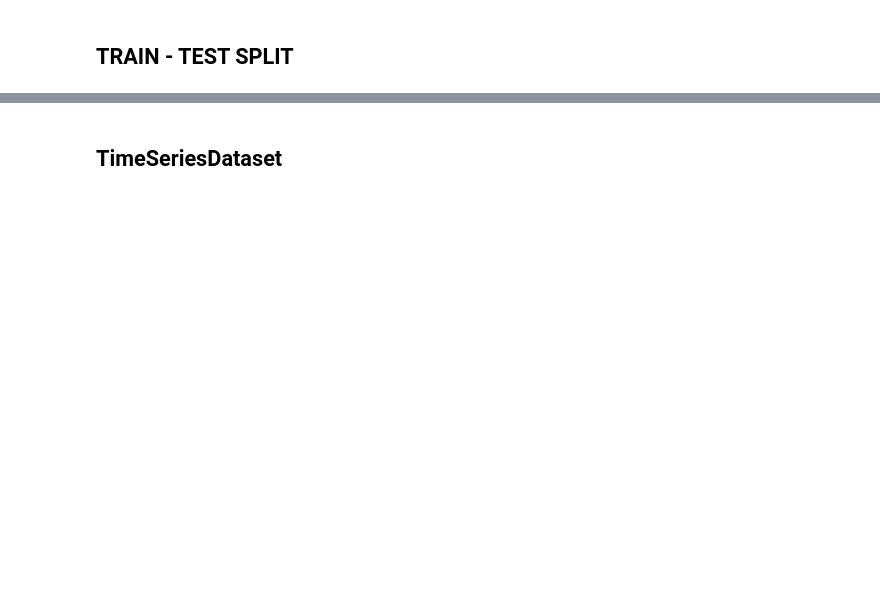
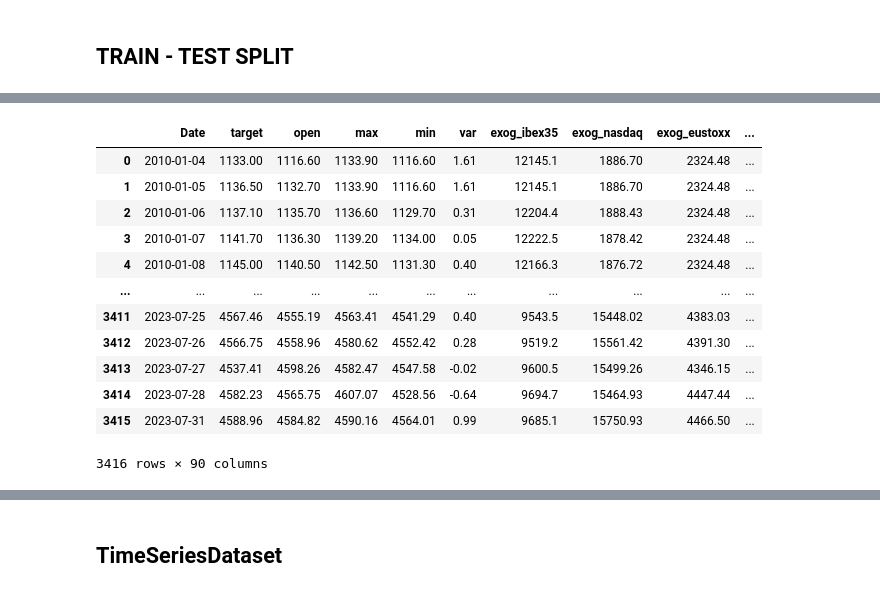
Before and after one commit to MrGG14/QuantTraderDL, a Jupyter notebook: trading_multiseries_exog.ipynb, the cells around one changed output, grey strips where cells are left out. Drawn from its saved outputs; the diff is of its cells as text; code cells hidden in the pictures; blank space fills up the shorter version.

```diff
--- a/trading_multiseries_exog.ipynb
+++ b/trading_multiseries_exog.ipynb
@@ -491,3 +289,19 @@ plt.show()
+# %%
+data
+# %% [output]
+|  | Date | target | open | max | min | var | exog_ibex35 | exog_nasdaq | exog_eustoxx | ... |
+| 0 | 2010-01-04 | 1133.00 | 1116.60 | 1133.90 | 1116.60 | 1.61 | 12145.1 | 1886.70 | 2324.48 | ... |
+| 1 | 2010-01-05 | 1136.50 | 1132.70 | 1133.90 | 1116.60 | 1.61 | 12145.1 | 1886.70 | 2324.48 | ... |
+| 2 | 2010-01-06 | 1137.10 | 1135.70 | 1136.60 | 1129.70 | 0.31 | 12204.4 | 1888.43 | 2324.48 | ... |
+| 3 | 2010-01-07 | 1141.70 | 1136.30 | 1139.20 | 1134.00 | 0.05 | 12222.5 | 1878.42 | 2324.48 | ... |
+| 4 | 2010-01-08 | 1145.00 | 1140.50 | 1142.50 | 1131.30 | 0.40 | 12166.3 | 1876.72 | 2324.48 | ... |
+| ... | ... | ... | ... | ... | ... | ... | ... | ... | ... | ... |
+| 3411 | 2023-07-25 | 4567.46 | 4555.19 | 4563.41 | 4541.29 | 0.40 | 9543.5 | 15448.02 | 4383.03 | ... |
+| 3412 | 2023-07-26 | 4566.75 | 4558.96 | 4580.62 | 4552.42 | 0.28 | 9519.2 | 15561.42 | 4391.30 | ... |
+| 3413 | 2023-07-27 | 4537.41 | 4598.26 | 4582.47 | 4547.58 | -0.02 | 9600.5 | 15499.26 | 4346.15 | ... |
+| 3414 | 2023-07-28 | 4582.23 | 4565.75 | 4607.07 | 4528.56 | -0.64 | 9694.7 | 15464.93 | 4447.44 | ... |
+| 3415 | 2023-07-31 | 4588.96 | 4584.82 | 4590.16 | 4564.01 | 0.99 | 9685.1 | 15750.93 | 4466.50 | ... |
+3416 rows × 90 columns
 # %% [markdown]
 <!-- ## DF FINL -->
 # %% [markdown]
```
Also changed, not shown: parts of 21 cells of this notebook, 2 other files.
